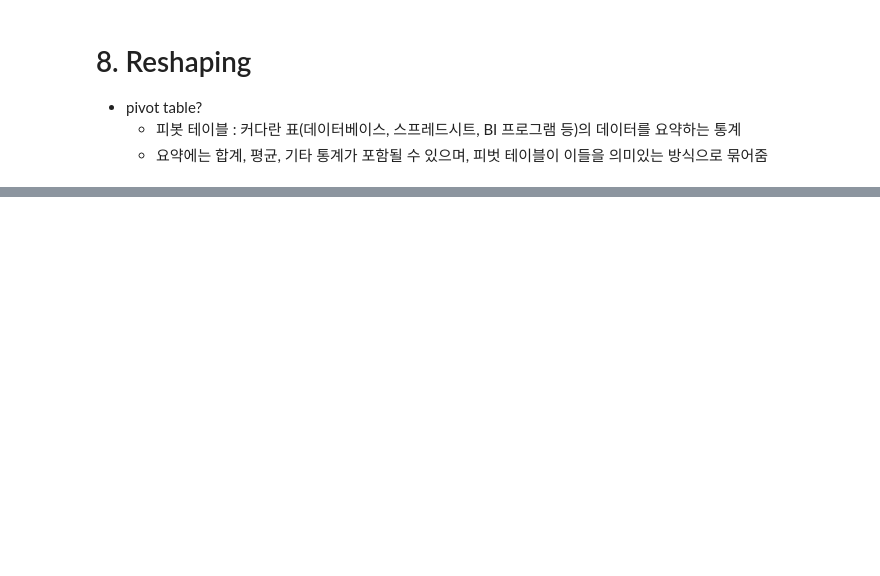
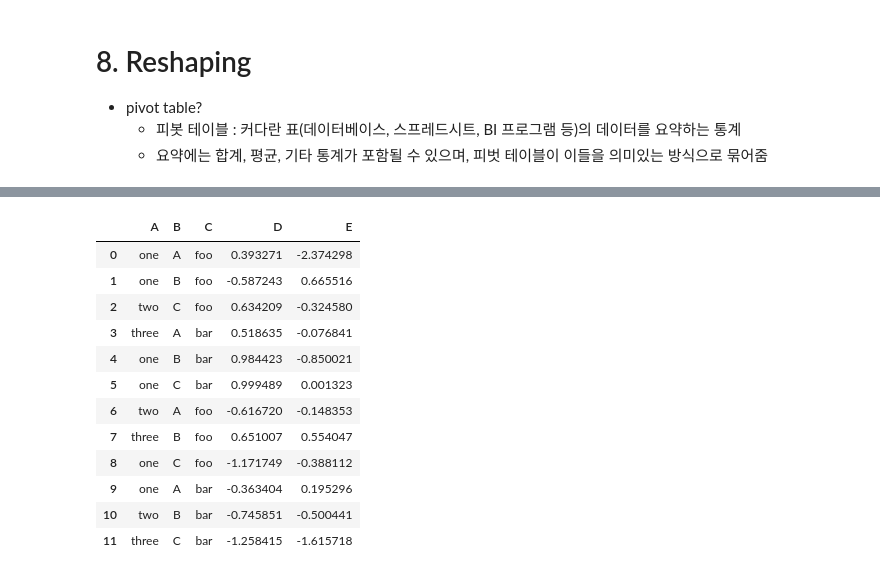
Before and after one commit to JinnieL/Bigquery-Pandas-, a Jupyter notebook: 1. Pandas 활용.ipynb, the cells around one changed output, grey strips where cells are left out. Saved outputs shown, nothing was run; the diff lists cells and outputs as text; code cells hidden in the pictures; blank space fills up the shorter version.

```diff
--- a/1. Pandas 활용.ipynb
+++ b/1. Pandas 활용.ipynb
@@ -778,0 +845,23 @@ merged
+# %%
+# 피봇 테이블
+df = pd.DataFrame({'A' : ['one', 'one', 'two', 'three'] * 3,
+                   'B' : ['A', 'B', 'C'] * 4,
+                   'C' : ['foo', 'foo', 'foo', 'bar', 'bar', 'bar'] * 2,
+                   'D' : np.random.randn(12),
+                   'E' : np.random.randn(12)})
+# %%
+df
+# %% [output]
+|  | A | B | C | D | E |
+| 0 | one | A | foo | 0.393271 | -2.374298 |
+| 1 | one | B | foo | -0.587243 | 0.665516 |
+| 2 | two | C | foo | 0.634209 | -0.324580 |
+| 3 | three | A | bar | 0.518635 | -0.076841 |
+| 4 | one | B | bar | 0.984423 | -0.850021 |
+| 5 | one | C | bar | 0.999489 | 0.001323 |
+| 6 | two | A | foo | -0.616720 | -0.148353 |
+| 7 | three | B | foo | 0.651007 | 0.554047 |
+| 8 | one | C | foo | -1.171749 | -0.388112 |
+| 9 | one | A | bar | -0.363404 | 0.195296 |
+| 10 | two | B | bar | -0.745851 | -0.500441 |
+| 11 | three | C | bar | -1.258415 | -1.615718 |
```
Also changed, not shown: parts of 59 cells of this notebook.
